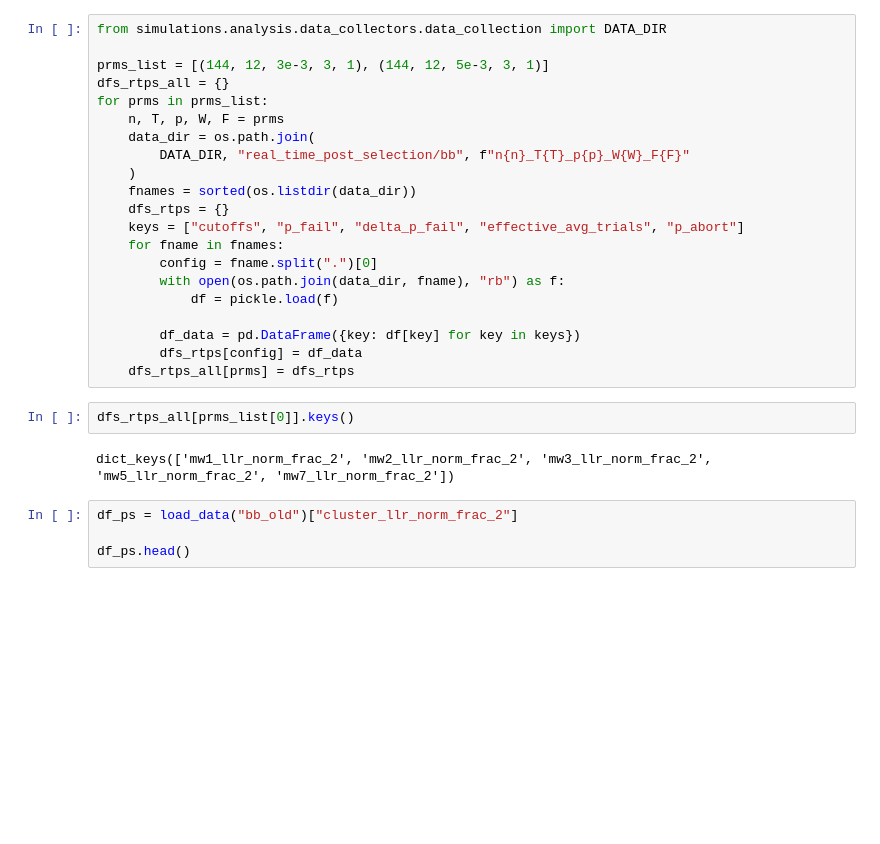
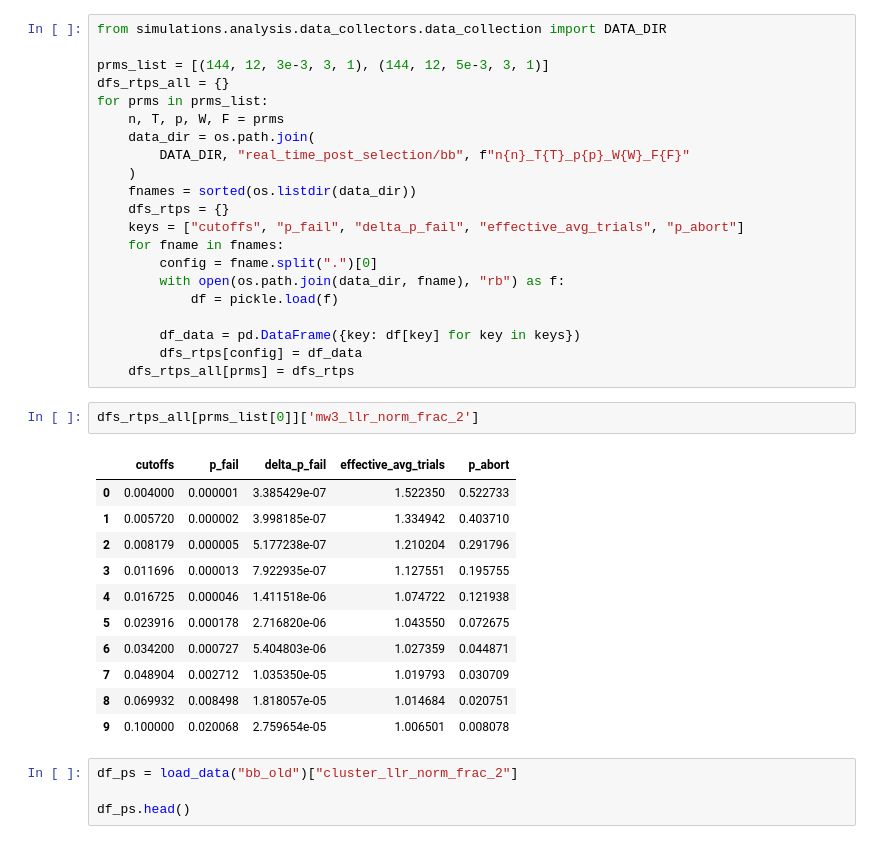
Before and after one commit to seokhyung-lee/ldpc-post-selection, a Jupyter notebook: simulations/analysis/notebooks/bb_sliding_window_analysis.ipynb, the cells around one changed output. Saved outputs shown, nothing was run; the diff lists cells and outputs as text; blank space fills up the shorter version.

```diff
--- a/simulations/analysis/notebooks/bb_sliding_window_analysis.ipynb
+++ b/simulations/analysis/notebooks/bb_sliding_window_analysis.ipynb
@@ -307,9 +307,19 @@ for prms in prms_list:
         dfs_rtps[config] = df_data
     dfs_rtps_all[prms] = dfs_rtps
 # %%
-dfs_rtps_all[prms_list[0]].keys()
+dfs_rtps_all[prms_list[0]]['mw3_llr_norm_frac_2']
 # %% [output]
-dict_keys(['mw1_llr_norm_frac_2', 'mw2_llr_norm_frac_2', 'mw3_llr_norm_frac_2', 'mw5_llr_norm_frac_2', 'mw7_llr_norm_frac_2'])
+|  | cutoffs | p_fail | delta_p_fail | effective_avg_trials | p_abort |
+| 0 | 0.004000 | 0.000001 | 3.385429e-07 | 1.522350 | 0.522733 |
+| 1 | 0.005720 | 0.000002 | 3.998185e-07 | 1.334942 | 0.403710 |
+| 2 | 0.008179 | 0.000005 | 5.177238e-07 | 1.210204 | 0.291796 |
+| 3 | 0.011696 | 0.000013 | 7.922935e-07 | 1.127551 | 0.195755 |
+| 4 | 0.016725 | 0.000046 | 1.411518e-06 | 1.074722 | 0.121938 |
+| 5 | 0.023916 | 0.000178 | 2.716820e-06 | 1.043550 | 0.072675 |
+| 6 | 0.034200 | 0.000727 | 5.404803e-06 | 1.027359 | 0.044871 |
+| 7 | 0.048904 | 0.002712 | 1.035350e-05 | 1.019793 | 0.030709 |
+| 8 | 0.069932 | 0.008498 | 1.818057e-05 | 1.014684 | 0.020751 |
+| 9 | 0.100000 | 0.020068 | 2.759654e-05 | 1.006501 | 0.008078 |
 # %%
 df_ps = load_data("bb_old")["cluster_llr_norm_frac_2"]
 
```
Also changed, not shown: parts of 1 cell of this notebook, 9 other files.
